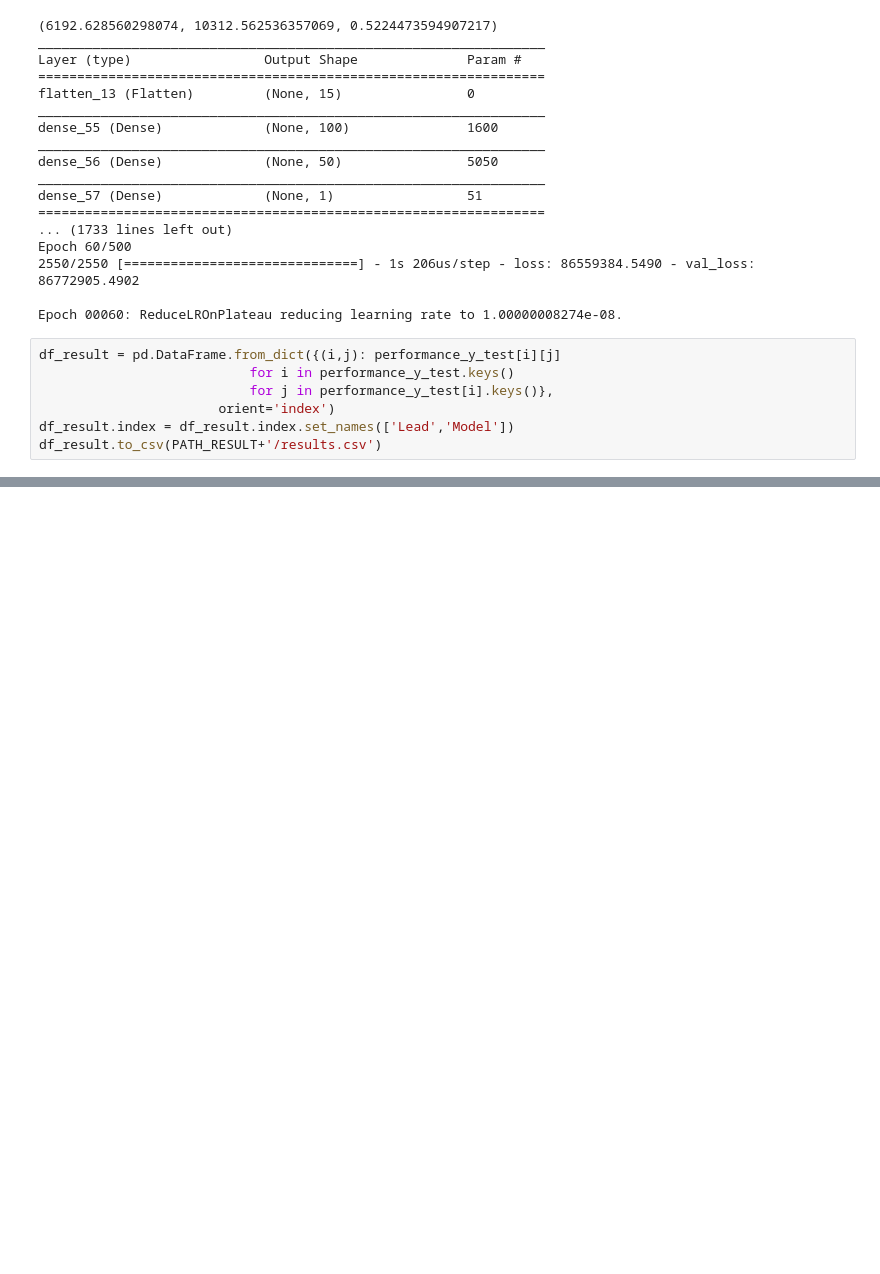
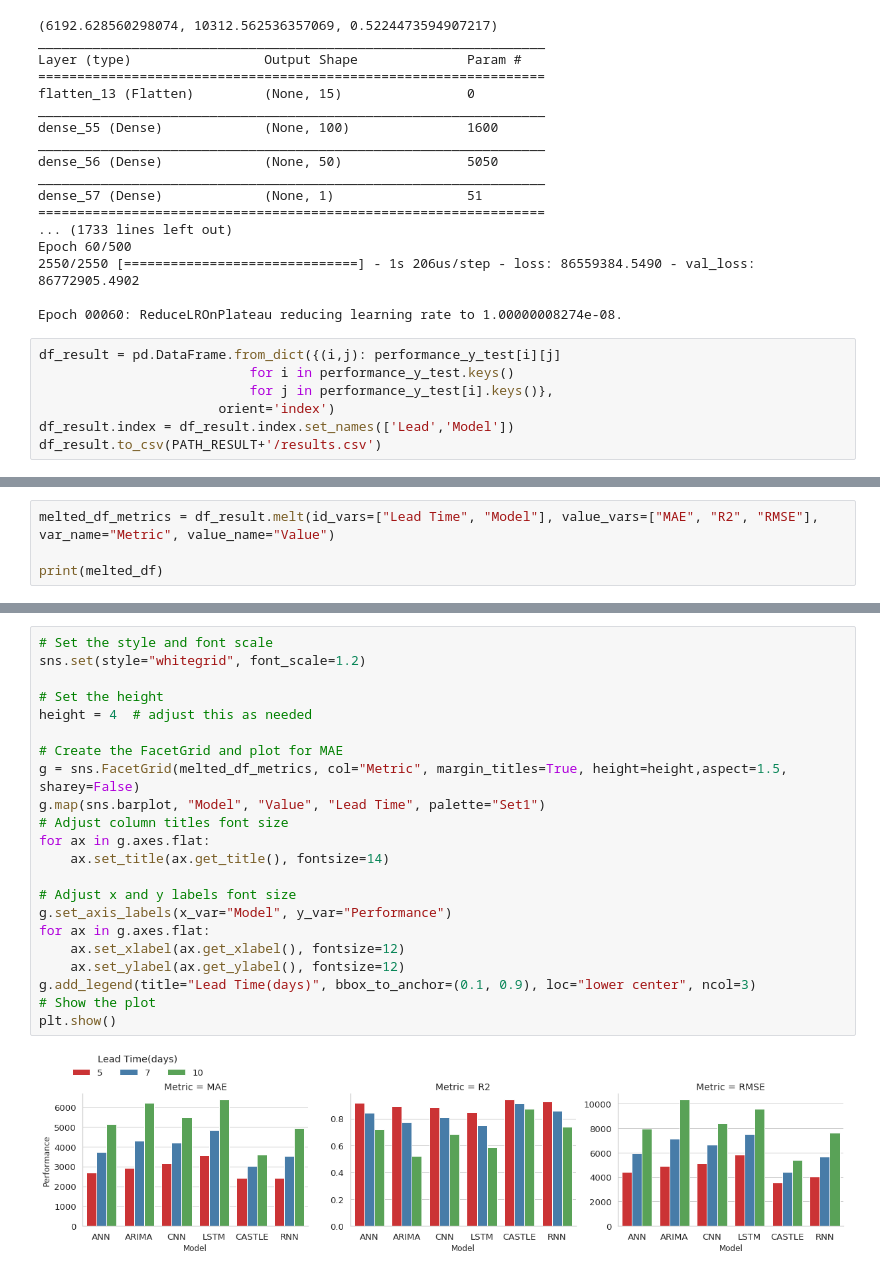
Before and after one commit to Yong-Zhuang/Climate_Analysis, a Jupyter notebook: Yong/new/comparison_study_baseline.ipynb, the cells around one changed output, grey strips where cells are left out. Drawn from its saved outputs; the diff is of its cells as text; blank space fills up the shorter version.

```diff
--- a/Yong/new/comparison_study_baseline.ipynb
+++ b/Yong/new/comparison_study_baseline.ipynb
@@ -358,0 +357,4 @@ display(df_result.head(n=20))
+# %%
+melted_df_metrics = df_result.melt(id_vars=["Lead Time", "Model"], value_vars=["MAE", "R2", "RMSE"], var_name="Metric", value_name="Value")
+
+print(melted_df)
@@ -371,0 +392,24 @@ g.map(sns.barplot,  "Model", "R2", color="m")
+# %%
+# Set the style and font scale
+sns.set(style="whitegrid", font_scale=1.2)
+
+# Set the height
+height = 4  # adjust this as needed
+
+# Create the FacetGrid and plot for MAE
+g = sns.FacetGrid(melted_df_metrics, col="Metric", margin_titles=True, height=height,aspect=1.5,  sharey=False)
+g.map(sns.barplot, "Model", "Value", "Lead Time", palette="Set1")
+# Adjust column titles font size
+for ax in g.axes.flat:
+    ax.set_title(ax.get_title(), fontsize=14)
+
+# Adjust x and y labels font size
+g.set_axis_labels(x_var="Model", y_var="Performance")
+for ax in g.axes.flat:
+    ax.set_xlabel(ax.get_xlabel(), fontsize=12)
+    ax.set_ylabel(ax.get_ylabel(), fontsize=12)
+g.add_legend(title="Lead Time(days)", bbox_to_anchor=(0.1, 0.9), loc="lower center", ncol=3)
+# Show the plot
+plt.show()
+# %% [output]
+[figure, added]
```
Also changed, not shown: parts of 8 cells of this notebook, 7 other files.
